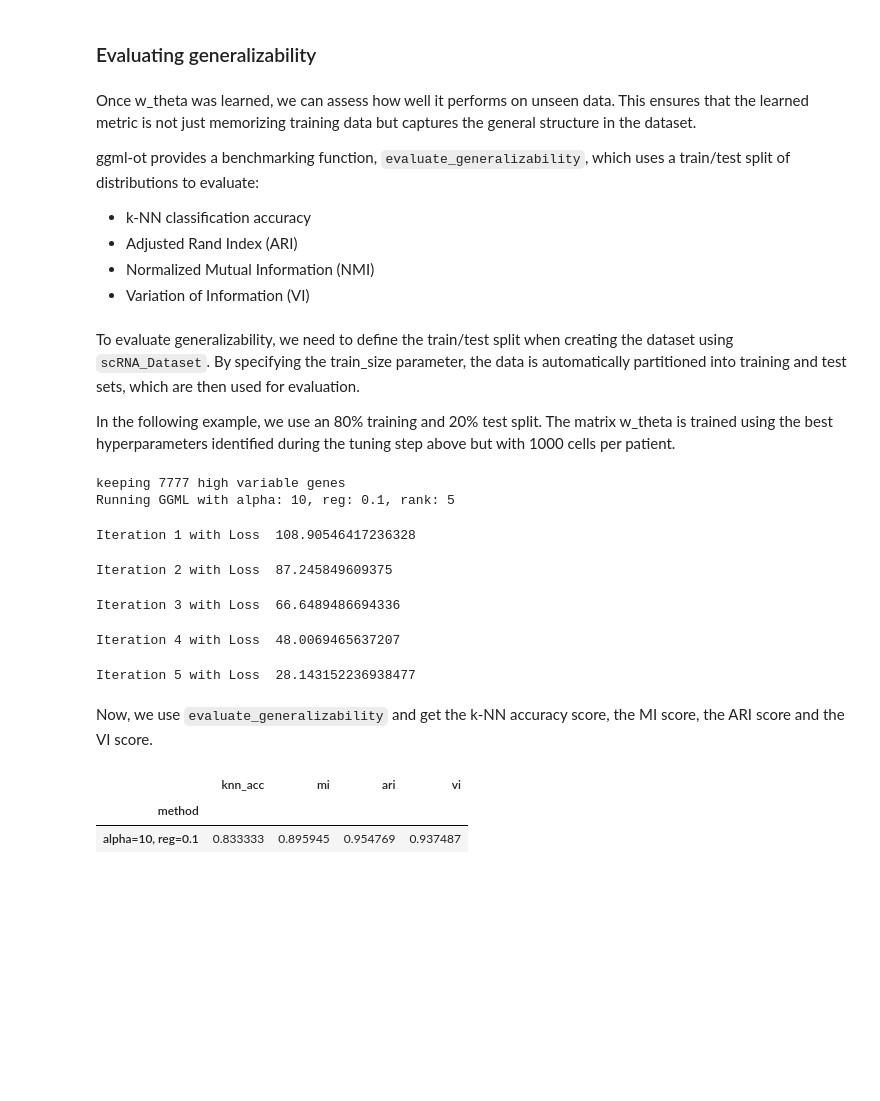
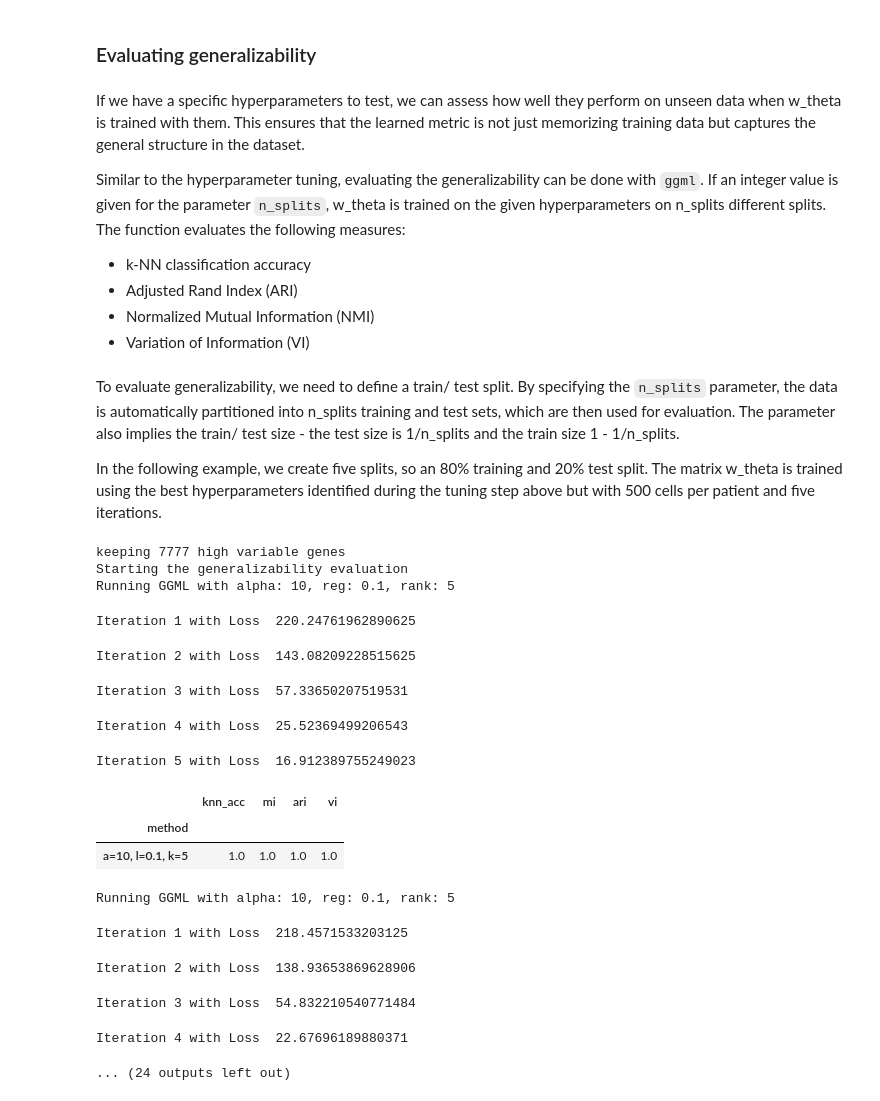
Before and after one commit to DaminK/ggml-ot, a Jupyter notebook: examples/ggml_tuning.ipynb, the cells around one changed output. Saved outputs shown, nothing was run; the diff lists cells and outputs as text; code cells hidden in the pictures; blank space fills up the shorter version.

```diff
--- a/examples/ggml_tuning.ipynb
+++ b/examples/ggml_tuning.ipynb
@@ -49,35 +49,36 @@ Alternatively, we can run `ggml` and set the parameters `alpha`, `reg` and `rank
 # %% [markdown]
 ### Evaluating generalizability
 # %% [markdown]
-Once w_theta was learned, we can assess how well it performs on unseen data. This ensures that the learned metric is not just memorizing training data but captures the general structure in the dataset.
+If we have a specific hyperparameters to test, we can assess how well they perform on unseen data when w_theta is trained with them. This ensures that the learned metric is not just memorizing training data but captures the general structure in the dataset.
 
-ggml-ot provides a benchmarking function, `evaluate_generalizability`, which uses a train/test split of distributions to evaluate:
+Similar to the hyperparameter tuning, evaluating the generalizability can be done with `ggml`. If an integer value is given for the parameter `n_splits`, w_theta is trained on the given hyperparameters on n_splits different splits. The function evaluates the following measures:
 
 - k-NN classification accuracy
 - Adjusted Rand Index (ARI)
 - Normalized Mutual Information (NMI)
 - Variation of Information (VI)
 # %% [markdown]
-To evaluate generalizability, we need to define the train/test split when creating the dataset using `scRNA_Dataset`. By specifying the train_size parameter, the data is automatically partitioned into training and test sets, which are then used for evaluation.
+To evaluate generalizability, we need to define a train/ test split. By specifying the ``n_splits`` parameter, the data is automatically partitioned into n_splits training and test sets, which are then used for evaluation. The parameter also implies the train/ test size - the test size is 1/n_splits and the train size 1 - 1/n_splits.
 
-In the following example, we use an 80% training and 20% test split. The matrix w_theta is trained using the best hyperparameters identified during the tuning step above but with 1000 cells per patient.
+In the following example, we create five splits, so an 80% training and 20% test split. The matrix w_theta is trained using the best hyperparameters identified during the tuning step above but with 500 cells per patient and five iterations.
-# %%
-dataset = ggml_ot.scRNA_Dataset(adata, n_cells=500, train_size=0.8)
-w_theta = ggml_ot.ggml(dataset, alpha=10, reg=0.1, max_iterations=5, n_threads=16)
-# %% [output]
-keeping 7777 high variable genes
-Running GGML with alpha: 10, reg: 0.1, rank: 5
-Iteration 1 with Loss  108.90546417236328
-Iteration 2 with Loss  87.245849609375
-Iteration 3 with Loss  66.6489486694336
-Iteration 4 with Loss  48.0069465637207
-Iteration 5 with Loss  28.143152236938477
-# %% [markdown]
-Now, we use `evaluate_generalizability` and get the k-NN accuracy score, the MI score, the ARI score and the VI score.
-# %%
-from ggml_ot.benchmark import evaluate_generalizability
-knn, mi, ari, vi = evaluate_generalizability(dataset, w_theta, print_latex=False, method="alpha=10, reg=0.1")
-# %% [output]
-|  | knn_acc | mi | ari | vi |
-| method |  |  |  |  |
-| alpha=10, reg=0.1 | 0.833333 | 0.895945 | 0.954769 | 0.937487 |
+# %%
+dataset = ggml_ot.scRNA_Dataset(adata, n_cells=500)
+w_theta = ggml_ot.ggml(dataset, alpha=10, reg=0.1, max_iterations=5, n_splits=5, n_threads=32)
+# %% [output]
+keeping 7777 high variable genes
+Starting the generalizability evaluation
+Running GGML with alpha: 10, reg: 0.1, rank: 5
+Iteration 1 with Loss  220.24761962890625
+Iteration 2 with Loss  143.08209228515625
+Iteration 3 with Loss  57.33650207519531
+Iteration 4 with Loss  25.52369499206543
+Iteration 5 with Loss  16.912389755249023
+|  | knn_acc | mi | ari | vi |
+| method |  |  |  |  |
+| a=10, l=0.1, k=5 | 1.0 | 1.0 | 1.0 | 1.0 |
+Running GGML with alpha: 10, reg: 0.1, rank: 5
+Iteration 1 with Loss  218.4571533203125
+Iteration 2 with Loss  138.93653869628906
+Iteration 3 with Loss  54.832210540771484
+Iteration 4 with Loss  22.67696189880371
+... (24 outputs left out)
```
Also changed, not shown: parts of 6 cells of this notebook, 23 other files.
